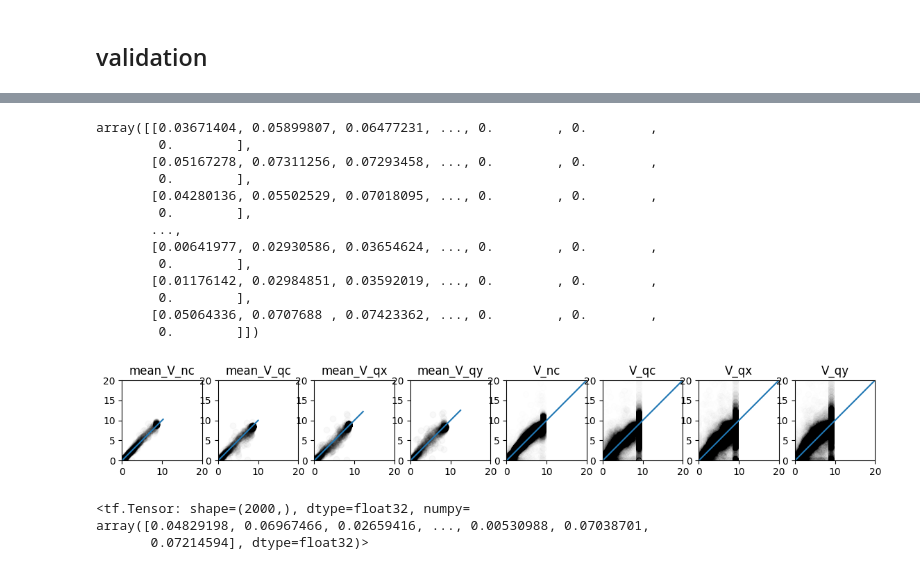
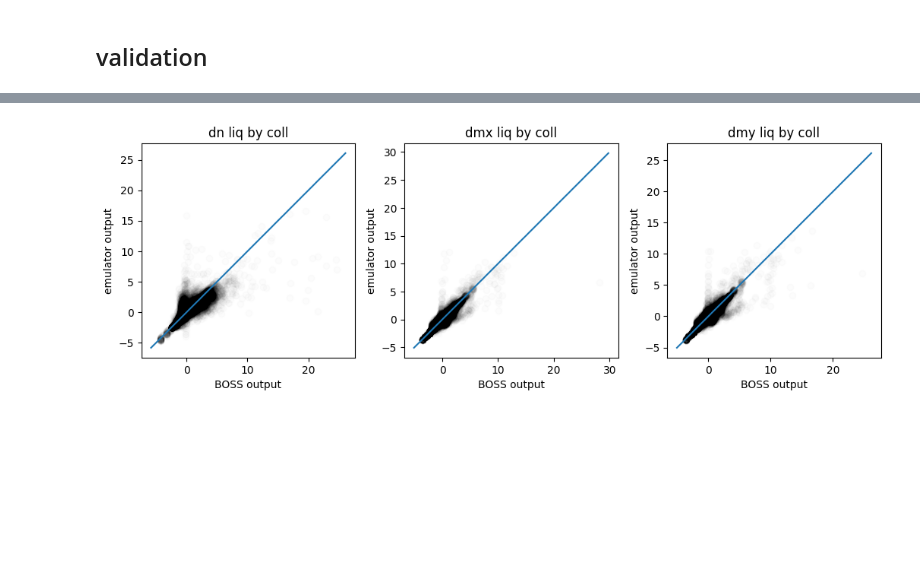
Before and after one commit to arthurzqhu/BOSS_PPE, a Jupyter notebook: hp_tuning.ipynb, the cells around one changed output, grey strips where cells are left out. Saved outputs shown, nothing was run; the diff lists cells and outputs as text; code cells hidden in the pictures; blank space fills up the shorter version.

```diff
--- a/hp_tuning.ipynb
+++ b/hp_tuning.ipynb
@@ -152,5 +220,7 @@ for ivar, (ppe_varp, ppe_varr) in enumerate(zip(ppe_var_presence, ppe_data)):
 # %%
-_ = plt.hist(ppe_data[4].flatten(), bins=100)
+i=0
+_ = plt.hist(ppe_data[i].flatten(), bins=100)
+plt.yscale('log')
 plt.figure()
-_ = plt.hist(tgt_data[4].flatten(), bins=100)
+_ = plt.hist(tgt_data[i].flatten(), bins=100)
 # %% [output]
@@ -319,4 +385,5 @@ best_model.save(lp.bossppe_dir + '/models/multioutput_' + proj_name + '.keras')
 # %% [markdown]
 ## validation
 # %%
-best_model = tf.keras.models.load_model('models/multioutput_try1_rainshaft_Vmx.keras', compile=False)
+# proj_name = 'rainshaft_V_and_moments'
+# best_model = tf.keras.models.load_model('models/multioutput_' + proj_name + '.keras', compile=False)
@@ -425,23 +389,0 @@ plt.plot(y_pred[:,0])
-# %%
-standscale.inverse_transform(y_train)
-# %% [output]
-array([[0.03671404, 0.05899807, 0.06477231, ..., 0.        , 0.        ,
-        0.        ],
-       [0.05167278, 0.07311256, 0.07293458, ..., 0.        , 0.        ,
-        0.        ],
-       [0.04280136, 0.05502529, 0.07018095, ..., 0.        , 0.        ,
-        0.        ],
-       ...,
-       [0.00641977, 0.02930586, 0.03654624, ..., 0.        , 0.        ,
-        0.        ],
-       [0.01176142, 0.02984851, 0.03592019, ..., 0.        , 0.        ,
-        0.        ],
-       [0.05064336, 0.0707688 , 0.07423362, ..., 0.        , 0.        ,
-        0.        ]])
-# %%
-var_len = [int(np.prod(ppe_raw_vals[i].shape[1:])) for i in range(len(ppe_raw_vals))]
-itr = list([np.arange(0, var_len[0])])
-for ivlen, vlen in enumerate(var_len[1:]):
-    itr.append(np.arange(itr[ivlen][-1]+1, itr[ivlen][-1]+1+vlen))
-y_pred = standscale.inverse_transform(best_model(x_val)[1].numpy()) * best_model(x_val)[0].numpy()
-y_val_lin = standscale.inverse_transform(y_val)
@@ -448,39 +422,21 @@ y_val_lin = standscale.inverse_transform(y_val)
 # %%
-
-
-
-fig = plt.figure(figsize=(14,14))
-gs = gridspec.GridSpec(1,8)
+fig = plt.figure(figsize=(14,7))
+gs = gridspec.GridSpec(2,4)
 ivar = 0
 for i in range(len(eff0s)):
     ax = fig.add_subplot(gs[i])
     ax.set_aspect('equal')
 
-    vlen = y_val_lin[:,itr[i]].size
-    alpha = max(1/np.sqrt(vlen), 0.002)
-    if i < 4:
-        plt.scatter(ef.inv_smooth_linlog(y_val_lin[:,itr[i]].flatten(),eff0s[i]), ef.inv_smooth_linlog(y_pred[:,itr[i]].flatten(), eff0s[i]), alpha=alpha, c='k')
-    else:
-        plt.scatter(ef.inv_smooth_linlog(y_val_lin[:,itr[i]].flatten()[::10], eff0s[i]),
-                    ef.inv_smooth_linlog(y_pred[:,itr[i]].flatten()[::10],eff0s[i]), alpha=alpha, c='k')
-    # plt.scatter(ppe_sim_valid['vals'][:,i], y_pred[:,i],alpha=0.2,c='k')
-    # plt.scatter(y_val[:,i], y_pred[:,i],alpha=0.2,c='k')
-    # plt.title(ppe_sim_train['var_names'][i])
+    vlen = y_val_lin[i].size
+    alpha = max(1/np.sqrt(vlen), 0.01)
+    plt.scatter(y_val_lin[i].flatten()[::10], y_pred[i].flatten()[::10], alpha=alpha, c='k')
     ax_min = min(list(ax.get_ylim() + ax.get_xlim()))
     ax_max = max(list(ax.get_ylim() + ax.get_xlim()))
     plt.plot([ax_min, ax_max], [ax_min, ax_max])
     plt.title(var_constraints[i])
-    plt.xlim([0, 20])
-    plt.ylim([0, 20])
-    # ax.set_xscale('log')
-    # ax.set_yscale('log')
-# fig.tight_layout()
-# plt.savefig(plot_dir + proj_name + '.png')
+    plt.xlabel('BOSS output')
+    plt.ylabel('emulator output')
+fig.tight_layout()
+plt.savefig('plots/' + proj_name + '.png')
 # %% [output]
-[figure, old version]
+[figure, new version]
-# %%
-y_pred[:,0]
-# %% [output]
-<tf.Tensor: shape=(2000,), dtype=float32, numpy=
-array([0.04829198, 0.06967466, 0.02659416, ..., 0.00530988, 0.07038701,
-       0.07214594], dtype=float32)>
```
Also changed, not shown: parts of 38 cells of this notebook, 6 other files.
